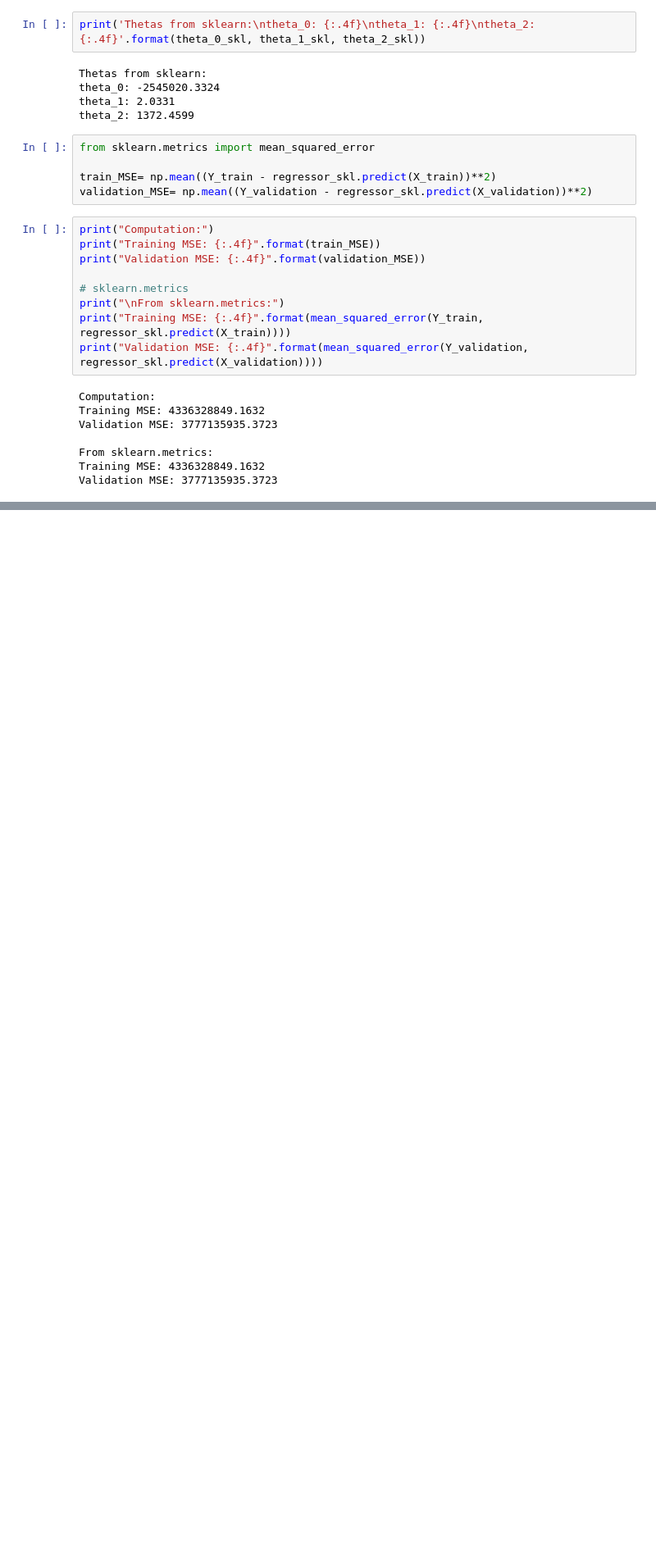
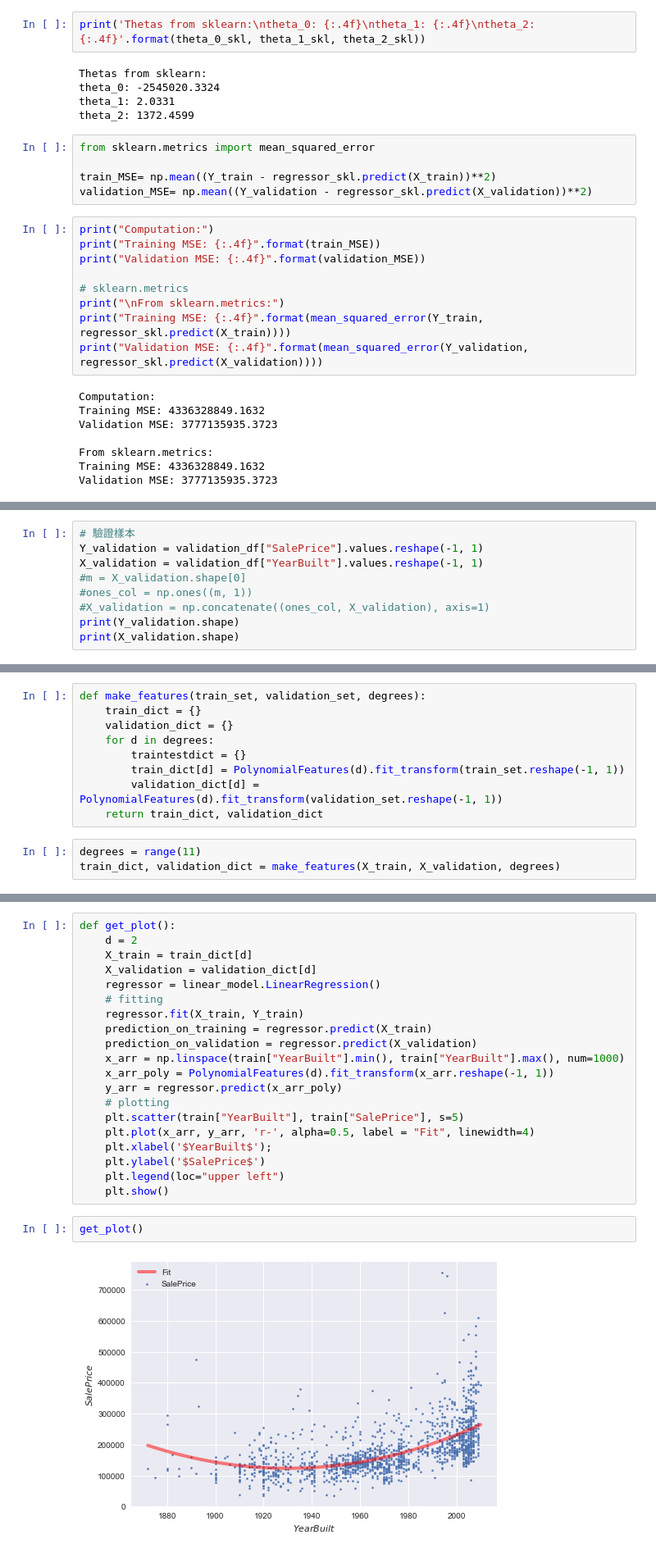
Before and after one commit to yaojenkuo/python_4_ds, a Jupyter notebook: regression.ipynb, the cells around one changed output, grey strips where cells are left out. Shown at 82% size. Saved outputs shown, nothing was run; the diff lists cells and outputs as text; blank space fills up the shorter version.

```diff
--- a/regression.ipynb
+++ b/regression.ipynb
@@ -800,0 +830,9 @@ Validation MSE: 3777135935.3723
+# %%
+# 驗證樣本
+Y_validation = validation_df["SalePrice"].values.reshape(-1, 1)
+X_validation = validation_df["YearBuilt"].values.reshape(-1, 1)
+#m = X_validation.shape[0]
+#ones_col = np.ones((m, 1))
+#X_validation = np.concatenate((ones_col, X_validation), axis=1)
+print(Y_validation.shape)
+print(X_validation.shape)
@@ -800,0 +854,12 @@ Validation MSE: 3777135935.3723
+# %%
+def make_features(train_set, validation_set, degrees):
+    train_dict = {}
+    validation_dict = {}
+    for d in degrees:
+        traintestdict = {}
+        train_dict[d] = PolynomialFeatures(d).fit_transform(train_set.reshape(-1, 1))
+        validation_dict[d] = PolynomialFeatures(d).fit_transform(validation_set.reshape(-1, 1))
+    return train_dict, validation_dict
+# %%
+degrees = range(11)
+train_dict, validation_dict = make_features(X_train, X_validation, degrees)
@@ -800,0 +920,24 @@ Validation MSE: 3777135935.3723
+# %%
+def get_plot():
+    d = 2
+    X_train = train_dict[d]
+    X_validation = validation_dict[d]
+    regressor = linear_model.LinearRegression()
+    # fitting
+    regressor.fit(X_train, Y_train)
+    prediction_on_training = regressor.predict(X_train)
+    prediction_on_validation = regressor.predict(X_validation)
+    x_arr = np.linspace(train["YearBuilt"].min(), train["YearBuilt"].max(), num=1000)
+    x_arr_poly = PolynomialFeatures(d).fit_transform(x_arr.reshape(-1, 1))
+    y_arr = regressor.predict(x_arr_poly)
+    # plotting
+    plt.scatter(train["YearBuilt"], train["SalePrice"], s=5)
+    plt.plot(x_arr, y_arr, 'r-', alpha=0.5, label = "Fit", linewidth=4)
+    plt.xlabel('$YearBuilt$');
+    plt.ylabel('$SalePrice$')
+    plt.legend(loc="upper left")
+    plt.show()
+# %%
+get_plot()
+# %% [output]
+[figure, added]
```
Also changed, not shown: parts of 22 cells of this notebook, 1 other file.
